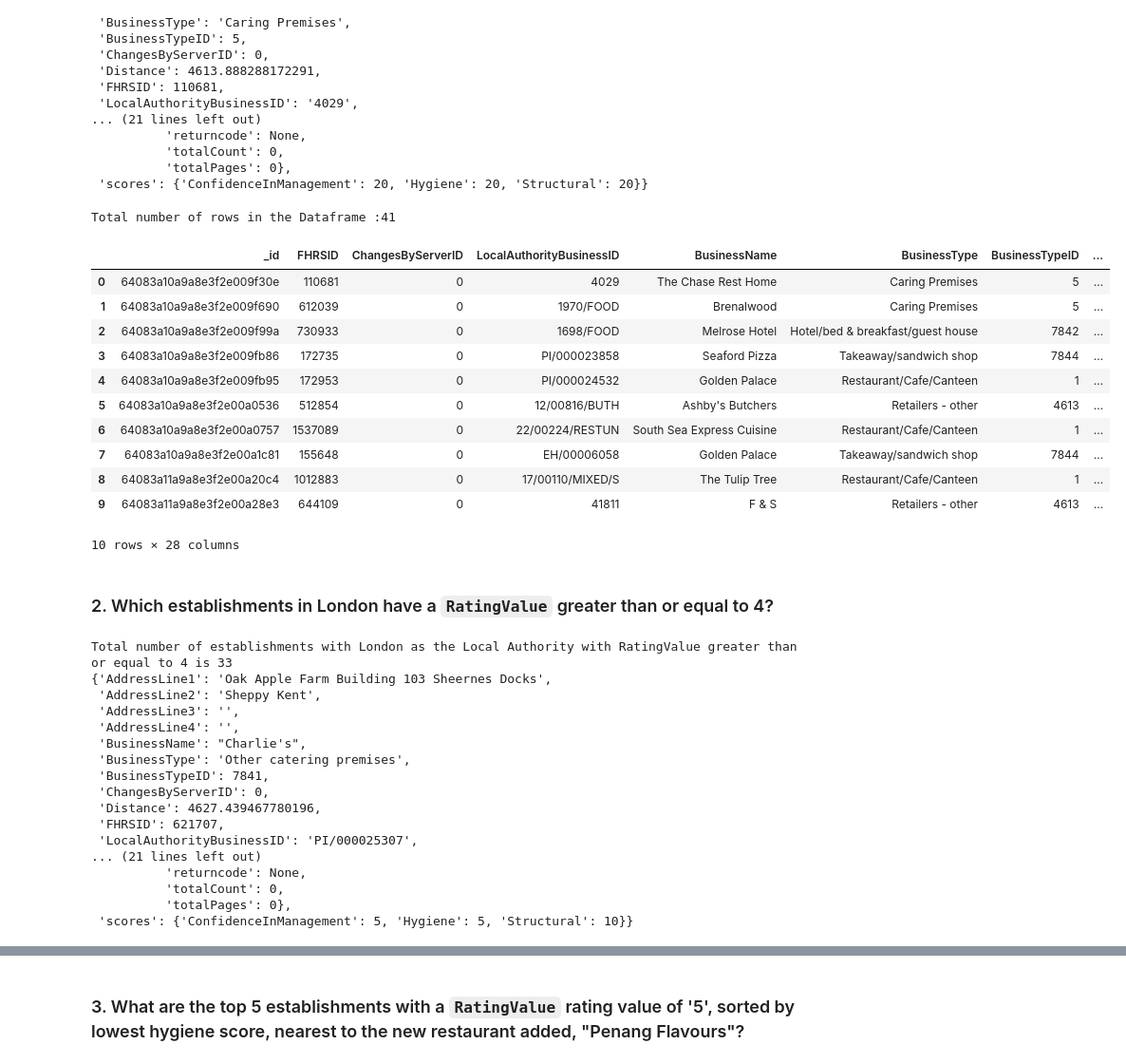
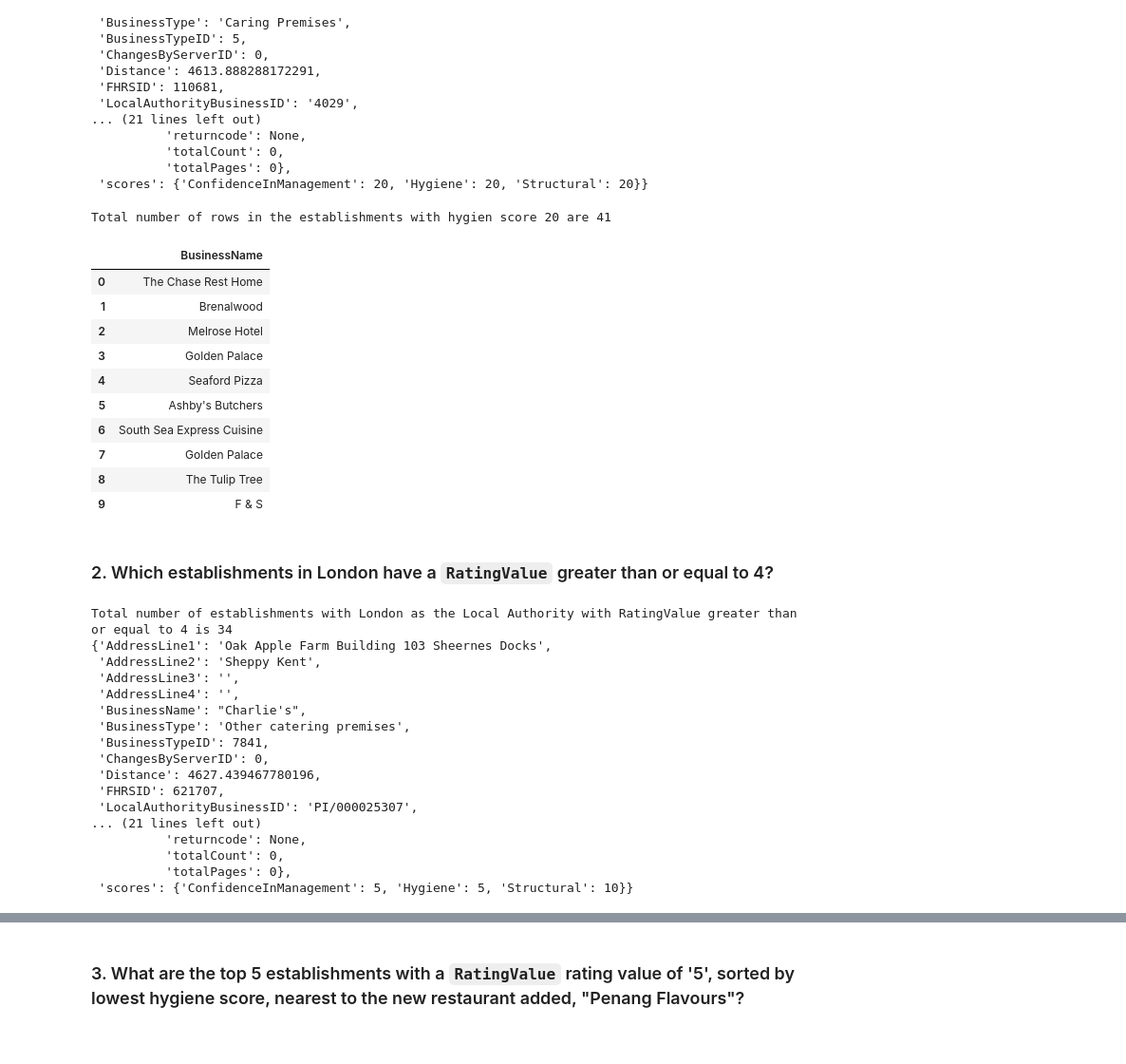
Before and after one commit to shwetajain1022/nosql-challenge, a Jupyter notebook: NoSQL_analysis_starter.ipynb, the cells around one changed output, grey strips where cells are left out. Shown at 95% size. Cells and saved outputs as stored; diff of their text form; code cells hidden in the pictures.

```diff
--- a/NoSQL_analysis_starter.ipynb
+++ b/NoSQL_analysis_starter.ipynb
@@ -30,4 +30,4 @@ print(db.list_collection_names())
 ['establishments']
 # %%
 # assign the collection to a variable
-pprint(db.establishments.find_one())
+establishments =db.establishments
@@ -87,45 +69,46 @@ total number of hygiene score : 20  is 41
           'totalPages': 0},
  'scores': {'ConfidenceInManagement': 20, 'Hygiene': 20, 'Structural': 20}}
 # %%
-hygiene = db.establishments.find(query)
+fields = {"BusinessName":1, "_id":0}
+query = {"scores.Hygiene":20}
+hygiene = establishments.find(query,fields)
 list_cur = list(hygiene)
 
 # Convert the result to a Pandas DataFrame
-result_df = pd.DataFrame(list_cur)
+result_df = pd.json_normalize(list_cur)
 # Display the number of rows in the DataFrame
-print(f"Total number of rows in the Dataframe :{result_df.shape[0]}")
+print(f"Total number of rows in the establishments with hygien score 20 are {result_df.shape[0]}")
 # Display the first 10 rows of the DataFrame
 result_df[0:10]
 # %% [output]
-Total number of rows in the Dataframe :41
+Total number of rows in the establishments with hygien score 20 are 41
-|  | _id | FHRSID | ChangesByServerID | LocalAuthorityBusinessID | BusinessName | BusinessType | BusinessTypeID | ... |
-| 0 | 64083a10a9a8e3f2e009f30e | 110681 | 0 | 4029 | The Chase Rest Home | Caring Premises | 5 | ... |
-| 1 | 64083a10a9a8e3f2e009f690 | 612039 | 0 | 1970/FOOD | Brenalwood | Caring Premises | 5 | ... |
-| 2 | 64083a10a9a8e3f2e009f99a | 730933 | 0 | 1698/FOOD | Melrose Hotel | Hotel/bed & breakfast/guest house | 7842 | ... |
-| 3 | 64083a10a9a8e3f2e009fb86 | 172735 | 0 | PI/000023858 | Seaford Pizza | Takeaway/sandwich shop | 7844 | ... |
-| 4 | 64083a10a9a8e3f2e009fb95 | 172953 | 0 | PI/000024532 | Golden Palace | Restaurant/Cafe/Canteen | 1 | ... |
-| 5 | 64083a10a9a8e3f2e00a0536 | 512854 | 0 | 12/00816/BUTH | Ashby's Butchers | Retailers - other | 4613 | ... |
-| 6 | 64083a10a9a8e3f2e00a0757 | 1537089 | 0 | 22/00224/RESTUN | South Sea Express Cuisine | Restaurant/Cafe/Canteen | 1 | ... |
-| 7 | 64083a10a9a8e3f2e00a1c81 | 155648 | 0 | EH/00006058 | Golden Palace | Takeaway/sandwich shop | 7844 | ... |
-| 8 | 64083a11a9a8e3f2e00a20c4 | 1012883 | 0 | 17/00110/MIXED/S | The Tulip Tree | Restaurant/Cafe/Canteen | 1 | ... |
-| 9 | 64083a11a9a8e3f2e00a28e3 | 644109 | 0 | 41811 | F & S | Retailers - other | 4613 | ... |
+|  | BusinessName |
+| 0 | The Chase Rest Home |
+| 1 | Brenalwood |
+| 2 | Melrose Hotel |
+| 3 | Golden Palace |
+| 4 | Seaford Pizza |
+| 5 | Ashby's Butchers |
+| 6 | South Sea Express Cuisine |
+| 7 | Golden Palace |
+| 8 | The Tulip Tree |
+| 9 | F & S |
-10 rows × 28 columns
 # %% [markdown]
 ### 2. Which establishments in London have a `RatingValue` greater than or equal to 4?
 # %%
 # Find the establishments with London as the Local Authority and has a RatingValue greater than or equal to 4.
-query = {'LocalAuthorityName':{'$regex':'London'},'RatingValue': {'$in':['4','5']}}
+query = {'LocalAuthorityName':{'$regex':'London'},'RatingValue': {'$gte':'4'}}
 # Use count_documents to display the number of documents in the result
-establishment_London_count = db.establishments.count_documents(query)
+establishment_London_count = establishments.count_documents(query)
 print(f"Total number of establishments with London as the Local Authority with RatingValue greater than or equal to 4 is {establishment_London_count}")
 
 # Display the first document in the results using pprint
-results = db.establishments.find(query)
+results = establishments.find(query)
 list_results = list(results)
 
 pprint(list_results[0])
 # %% [output]
-Total number of establishments with London as the Local Authority with RatingValue greater than or equal to 4 is 33
+Total number of establishments with London as the Local Authority with RatingValue greater than or equal to 4 is 34
 {'AddressLine1': 'Oak Apple Farm Building 103 Sheernes Docks',
  'AddressLine2': 'Sheppy Kent',
  'AddressLine3': '',
```
Also changed, not shown: parts of 10 cells of this notebook, 2 other files.
